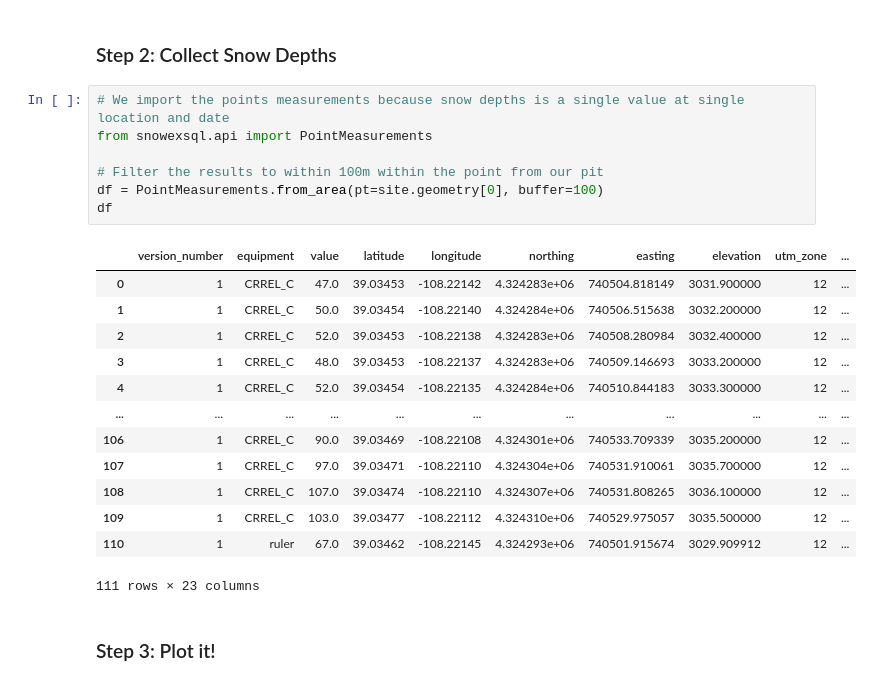
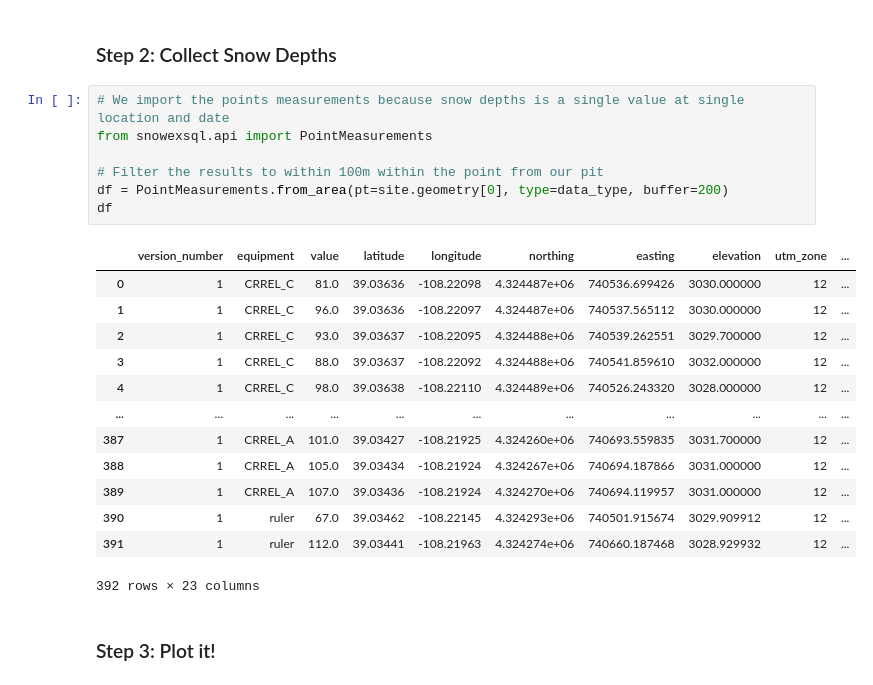
Before and after one commit to snowex-hackweek/website-2024, a Jupyter notebook: book/tutorials/snowex_database/4_get_spiral_example.ipynb, the cells around one changed output. Drawn from its saved outputs; the diff is of its cells as text.

```diff
--- a/book/tutorials/snowex_database/4_get_spiral_example.ipynb
+++ b/book/tutorials/snowex_database/4_get_spiral_example.ipynb
@@ -36,24 +35,24 @@ site
 # %%
 # We import the points measurements because snow depths is a single value at single location and date
 from snowexsql.api import PointMeasurements
 
 # Filter the results to within 100m within the point from our pit
-df = PointMeasurements.from_area(pt=site.geometry[0], buffer=100)
+df = PointMeasurements.from_area(pt=site.geometry[0], type=data_type, buffer=200)
 df
 # %% [output]
 |  | version_number | equipment | value | latitude | longitude | northing | easting | elevation | utm_zone | ... |
-| 0 | 1 | CRREL_C | 47.0 | 39.03453 | -108.22142 | 4.324283e+06 | 740504.818149 | 3031.900000 | 12 | ... |
-| 1 | 1 | CRREL_C | 50.0 | 39.03454 | -108.22140 | 4.324284e+06 | 740506.515638 | 3032.200000 | 12 | ... |
-| 2 | 1 | CRREL_C | 52.0 | 39.03453 | -108.22138 | 4.324283e+06 | 740508.280984 | 3032.400000 | 12 | ... |
-| 3 | 1 | CRREL_C | 48.0 | 39.03453 | -108.22137 | 4.324283e+06 | 740509.146693 | 3033.200000 | 12 | ... |
-| 4 | 1 | CRREL_C | 52.0 | 39.03454 | -108.22135 | 4.324284e+06 | 740510.844183 | 3033.300000 | 12 | ... |
+| 0 | 1 | CRREL_C | 81.0 | 39.03636 | -108.22098 | 4.324487e+06 | 740536.699426 | 3030.000000 | 12 | ... |
+| 1 | 1 | CRREL_C | 96.0 | 39.03636 | -108.22097 | 4.324487e+06 | 740537.565112 | 3030.000000 | 12 | ... |
+| 2 | 1 | CRREL_C | 93.0 | 39.03637 | -108.22095 | 4.324488e+06 | 740539.262551 | 3029.700000 | 12 | ... |
+| 3 | 1 | CRREL_C | 88.0 | 39.03637 | -108.22092 | 4.324488e+06 | 740541.859610 | 3032.000000 | 12 | ... |
+| 4 | 1 | CRREL_C | 98.0 | 39.03638 | -108.22110 | 4.324489e+06 | 740526.243320 | 3028.000000 | 12 | ... |
 | ... | ... | ... | ... | ... | ... | ... | ... | ... | ... | ... |
-| 106 | 1 | CRREL_C | 90.0 | 39.03469 | -108.22108 | 4.324301e+06 | 740533.709339 | 3035.200000 | 12 | ... |
-| 107 | 1 | CRREL_C | 97.0 | 39.03471 | -108.22110 | 4.324304e+06 | 740531.910061 | 3035.700000 | 12 | ... |
-| 108 | 1 | CRREL_C | 107.0 | 39.03474 | -108.22110 | 4.324307e+06 | 740531.808265 | 3036.100000 | 12 | ... |
-| 109 | 1 | CRREL_C | 103.0 | 39.03477 | -108.22112 | 4.324310e+06 | 740529.975057 | 3035.500000 | 12 | ... |
-| 110 | 1 | ruler | 67.0 | 39.03462 | -108.22145 | 4.324293e+06 | 740501.915674 | 3029.909912 | 12 | ... |
+| 387 | 1 | CRREL_A | 101.0 | 39.03427 | -108.21925 | 4.324260e+06 | 740693.559835 | 3031.700000 | 12 | ... |
+| 388 | 1 | CRREL_A | 105.0 | 39.03434 | -108.21924 | 4.324267e+06 | 740694.187866 | 3031.000000 | 12 | ... |
+| 389 | 1 | CRREL_A | 107.0 | 39.03436 | -108.21924 | 4.324270e+06 | 740694.119957 | 3031.000000 | 12 | ... |
+| 390 | 1 | ruler | 67.0 | 39.03462 | -108.22145 | 4.324293e+06 | 740501.915674 | 3029.909912 | 12 | ... |
+| 391 | 1 | ruler | 112.0 | 39.03441 | -108.21963 | 4.324274e+06 | 740660.187468 | 3028.929932 | 12 | ... |
-111 rows × 23 columns
+392 rows × 23 columns
 # %% [markdown]
 ### Step 3: Plot it!
 # %%
```
Also changed, not shown: parts of 4 cells of this notebook, 4 other files.
